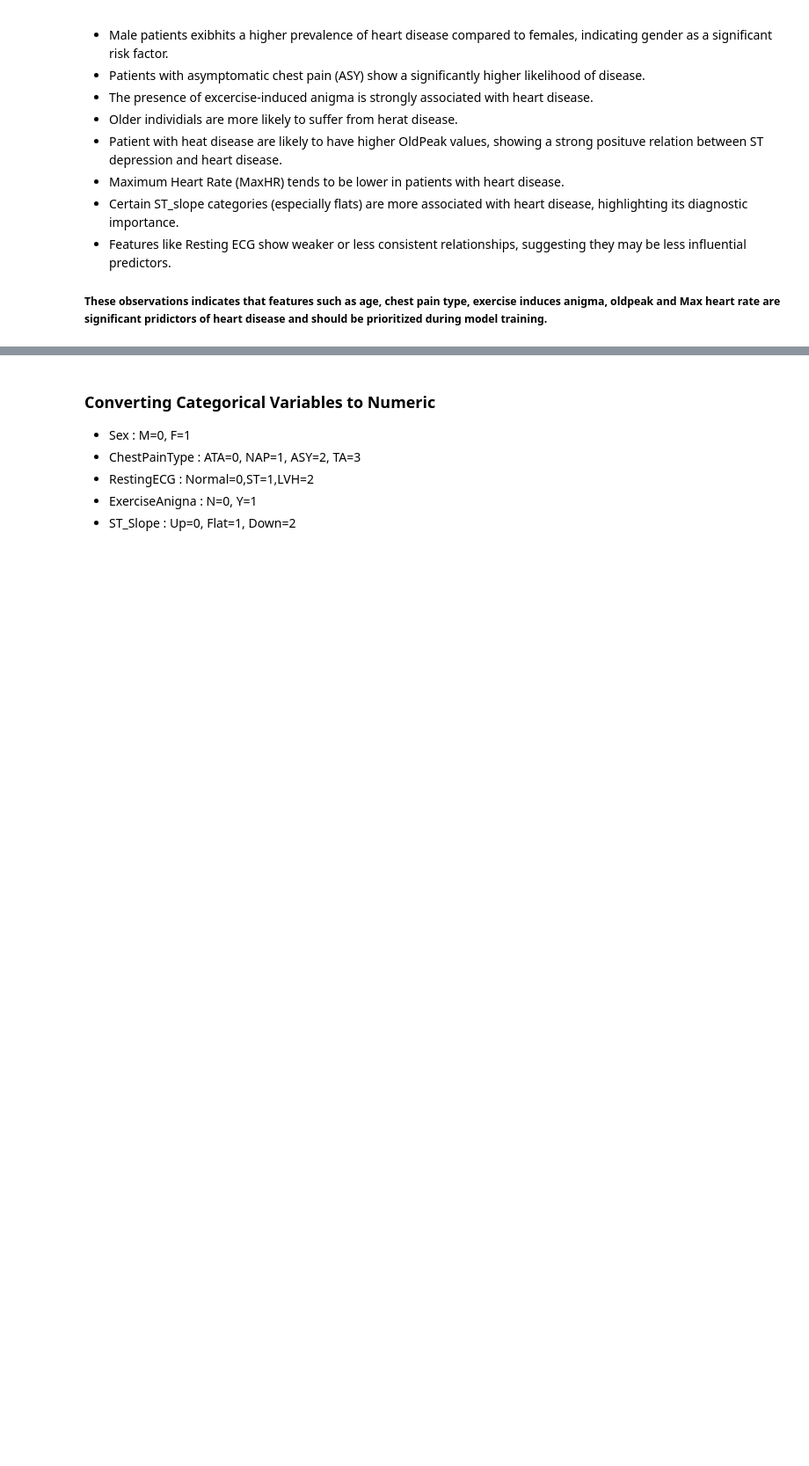
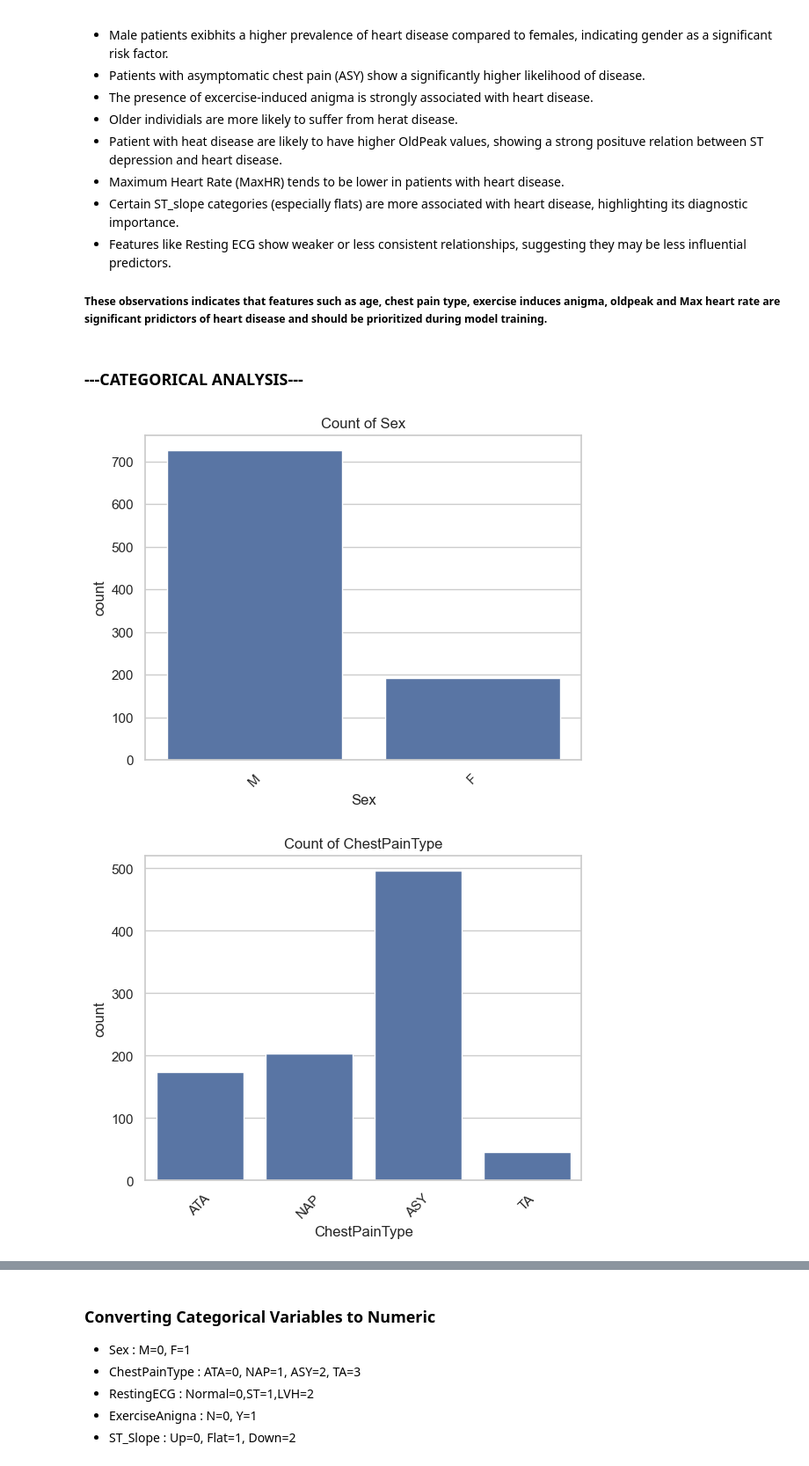
Before and after one commit to Vanshi1107/PBL-repository, a Jupyter notebook: PHASE-1/EDA.ipynb, the cells around one changed output, grey strips where cells are left out. Shown at 88% size. Cells and saved outputs as stored; diff of their text form; code cells hidden in the pictures; blank space fills up the shorter version.

```diff
--- a/PHASE-1/EDA.ipynb
+++ b/PHASE-1/EDA.ipynb
@@ -139,7 +155,10 @@ plt.show()
 #Bivariate Analysis
 #checking for the relationship between target variable and other variables
 
-#sex v/s heart disease
-sns.countplot(x='Sex', hue='HeartDisease', data=df)
-plt.show()
+for col in cat_cols:
+    plt.figure()
+    sns.countplot(x=col, hue='HeartDisease', data=df)
+    plt.title(f"{col} vs HeartDisease")
+    plt.xticks(rotation=45)
+    plt.show()
 # %% [output]
@@ -198,0 +182,12 @@ df['Cholesterol'] = df['Cholesterol'].fillna(df['Cholesterol'].mean())
+# %% [markdown]
+### ---CATEGORICAL ANALYSIS---
+# %%
+for col in cat_cols:
+    plt.figure()
+    sns.countplot(x=col, data=df)
+    plt.title(f"Count of {col}")
+    plt.xticks(rotation=45)
+    plt.show()
+# %% [output]
+[figure, added]
+[figure, added]
```
Also changed, not shown: parts of 49 cells of this notebook, 1 other file.
